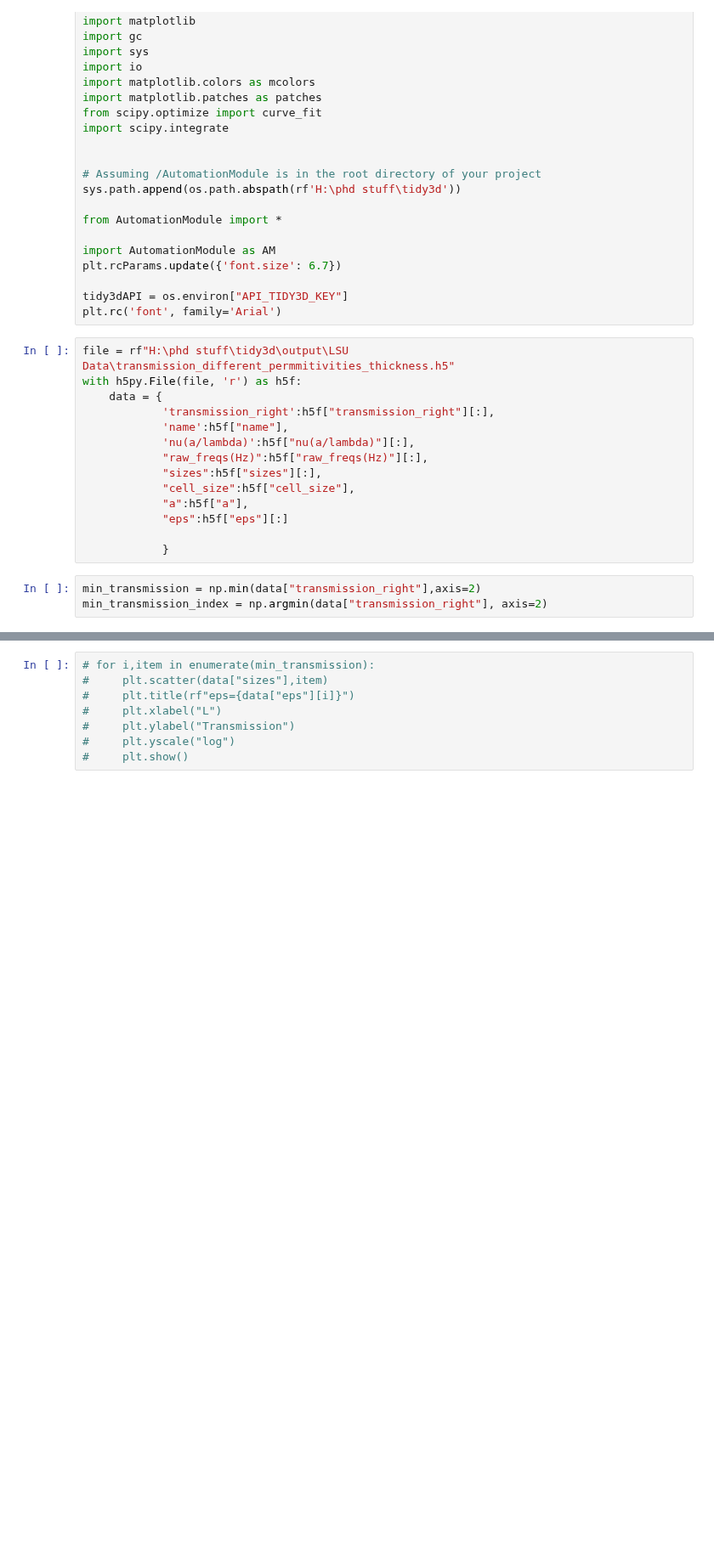
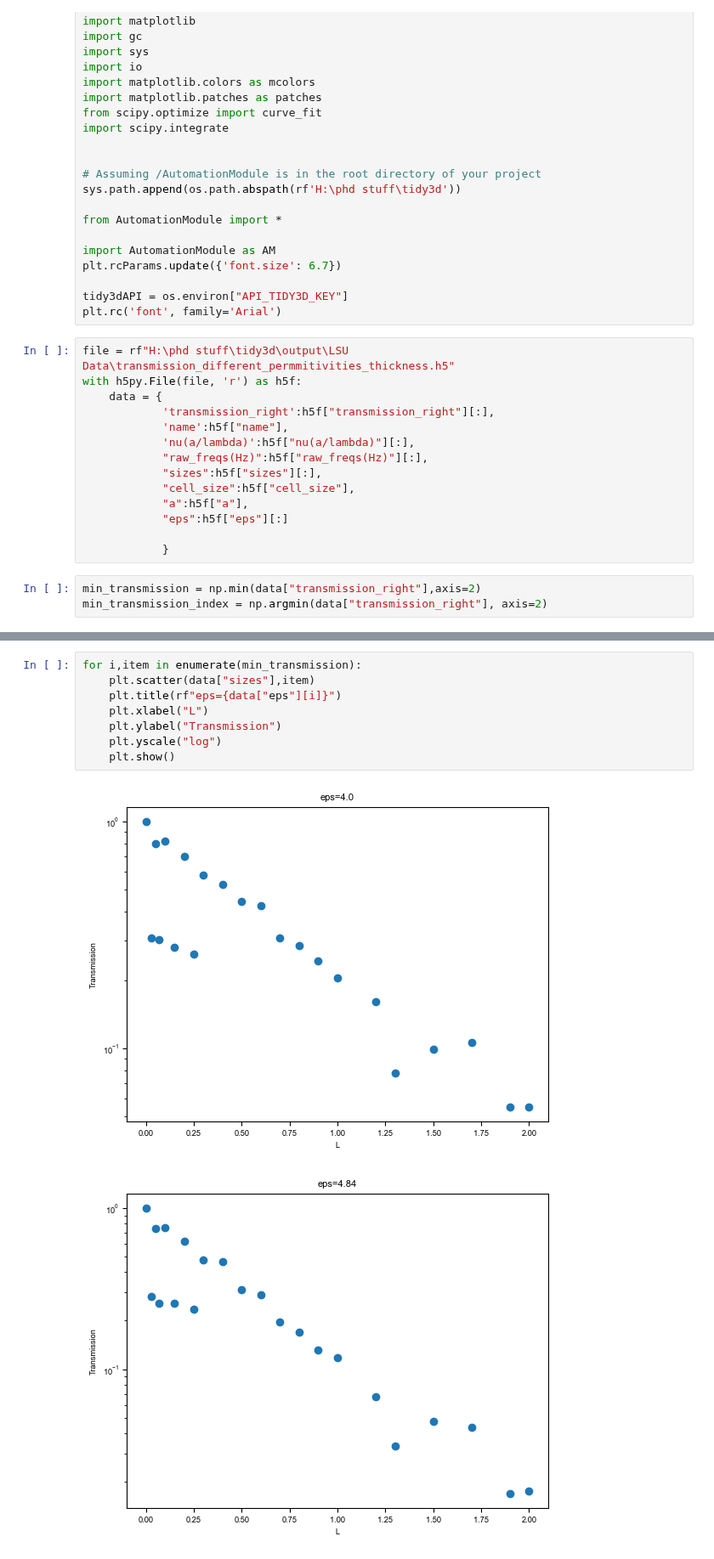
Before and after one commit to fhernandez93/LoadingPermittivityDistToSlabTransmission, a Jupyter notebook: Notebooks/20241029 LSU Transmission/LB_Analysis.ipynb, the cells around one changed output, grey strips where cells are left out. Shown at 85% size. Saved outputs shown, nothing was run; the diff lists cells and outputs as text; blank space fills up the shorter version.

```diff
--- a/Notebooks/20241029 LSU Transmission/LB_Analysis.ipynb
+++ b/Notebooks/20241029 LSU Transmission/LB_Analysis.ipynb
@@ -62,8 +88,11 @@ gap_index = min_transmission_index[:,-1]
 # %%
-# for i,item in enumerate(min_transmission):
-#     plt.scatter(data["sizes"],item)
-#     plt.title(rf"eps={data["eps"][i]}")
-#     plt.xlabel("L")
-#     plt.ylabel("Transmission")
-#     plt.yscale("log")
-#     plt.show()
+for i,item in enumerate(min_transmission):
+    plt.scatter(data["sizes"],item)
+    plt.title(rf"eps={data["eps"][i]}")
+    plt.xlabel("L")
+    plt.ylabel("Transmission")
+    plt.yscale("log")
+    plt.show()
+# %% [output]
+[figure, added]
+[figure, added]
```
Also changed, not shown: parts of 8 cells of this notebook, 8 other files.
